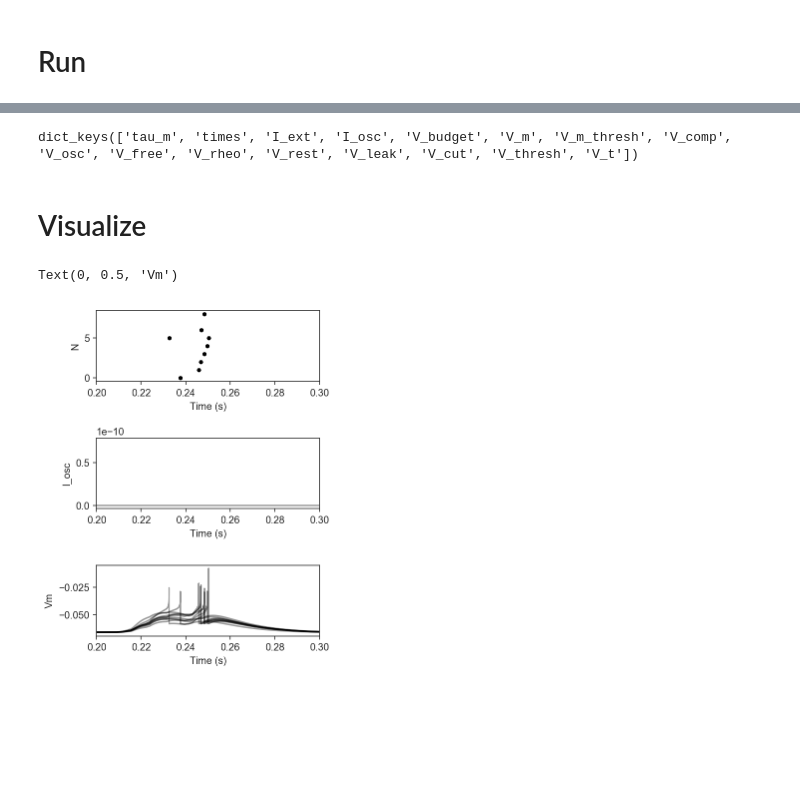
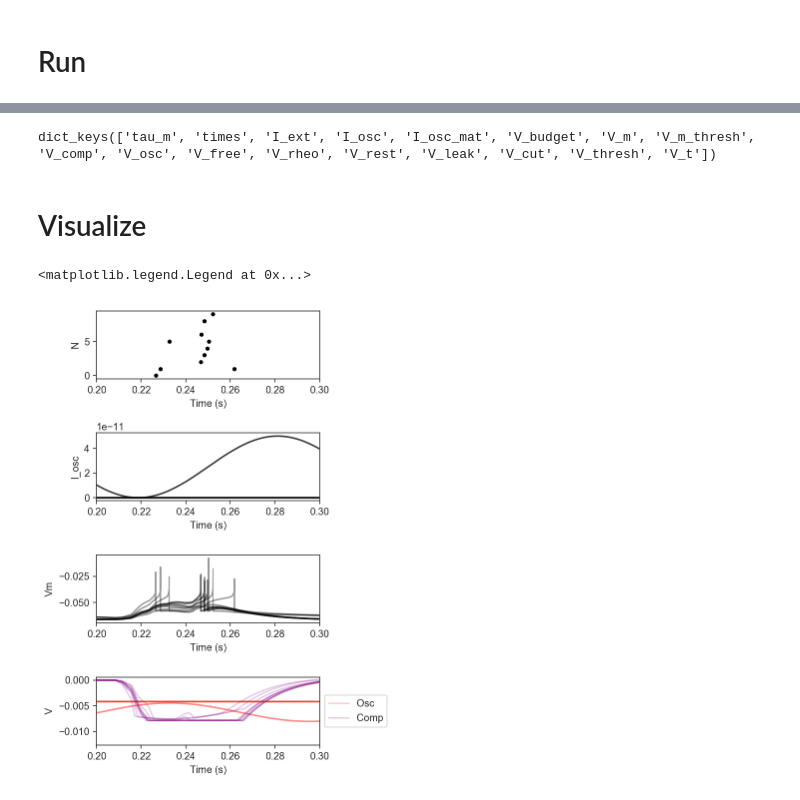
Before and after one commit to parenthetical-e/voltagebudget, a Jupyter notebook: voltagebudget/ipynb/testing_neuron.ipynb, the cells around one changed output, grey strips where cells are left out. Saved outputs shown, nothing was run; the diff lists cells and outputs as text; code cells hidden in the pictures; blank space fills up the shorter version.

Commit message:
Plot I_osc_mat

```diff
--- a/voltagebudget/ipynb/testing_neuron.ipynb
+++ b/voltagebudget/ipynb/testing_neuron.ipynb
@@ -46,11 +46,14 @@ time = 1.0
 time_step = 1e-5
 
 f = 8
-A = 0.15e-9
+A = 0.05e-9
 phi = 0
 sigma = 0
 
 w_in = (3e-10, 3e-9)
+
+I_osc_index = None
+I_osc_index = [0, 1, 9]
 # %% [markdown]
 # Load
 # %%
@@ -75,6 +78,7 @@ ns, ts, voltages = adex(
         sigma=sigma,
         n_cycles=10,
         E=0.0,
+        I_osc_index=I_osc_index,
         budget=True,
         save_args=None,
         time_step=time_step,
@@ -99,35 +103,50 @@ WARNING    "w_in" is an internal variable of group "synapses", but also exists i
 # %%
 voltages.keys()
 # %% [output]
-dict_keys(['tau_m', 'times', 'I_ext', 'I_osc', 'V_budget', 'V_m', 'V_m_thresh', 'V_comp', 'V_osc', 'V_free', 'V_rheo', 'V_rest', 'V_leak', 'V_cut', 'V_thresh', 'V_t'])
+dict_keys(['tau_m', 'times', 'I_ext', 'I_osc', 'I_osc_mat', 'V_budget', 'V_m', 'V_m_thresh', 'V_comp', 'V_osc', 'V_free', 'V_rheo', 'V_rest', 'V_leak', 'V_cut', 'V_thresh', 'V_t'])
 # %% [markdown]
 # Visualize
 # %%
 # Plotz
-fig = plt.figure(figsize=(4, 6))
-grid = plt.GridSpec(3, 1, wspace=0.3, hspace=0.8)
+fig = plt.figure(figsize=(4, 8))
+grid = plt.GridSpec(4, 1, wspace=0.3, hspace=0.8)
 
 # Spikes
 plt.subplot(grid[0, 0])
 plt.scatter(ts, ns, color="black", alpha=1, s=10, label="Bandit")
 plt.xlim(0.2, 0.3)
 plt.ylabel("N")
 plt.xlabel("Time (s)")
 
 # I_ext
 plt.subplot(grid[1, 0])
-plt.plot(voltages['times'], voltages['I_osc'], color="black", alpha=0.4)
+for n in range(N):
+    plt.plot(voltages['times'], voltages['I_osc_mat'][:,n], color="black", alpha=0.4)
 plt.xlim(0.2, 0.3)
 plt.xlabel("Time (s)")
 plt.ylabel("I_osc")
 
 # Vm
 plt.subplot(grid[2, 0])
 for n in range(N):
     plt.plot(voltages['times'], voltages['V_m'][n,:], color="black", alpha=0.4)
     plt.xlim(0.2, 0.3)
 plt.xlabel("Time (s)")
 plt.ylabel("Vm")
+
+plt.subplot(grid[3, 0])
+for n in range(N):
+    if n == 0:
+        plt.plot(voltages['times'], voltages['V_osc'][n,:], color="red", alpha=0.2, label="Osc")
+        plt.plot(voltages['times'], voltages['V_comp'][n,:], color="purple", alpha=0.2, label="Comp")
+    else:
+        plt.plot(voltages['times'], voltages['V_osc'][n,:], color="red", alpha=0.2)
+        plt.plot(voltages['times'], voltages['V_comp'][n,:], color="purple", alpha=0.2)
+
+plt.xlim(0.2, 0.3)
+plt.xlabel("Time (s)")
+plt.ylabel("V")
+plt.legend(loc='center left', bbox_to_anchor=(1, 0.5))
 # %% [output]
-Text(0, 0.5, 'Vm')
+<matplotlib.legend.Legend at 0x...>
-[figure, old version]
+[figure, new version]
```
Also changed, not shown: parts of 1 cell of this notebook.
